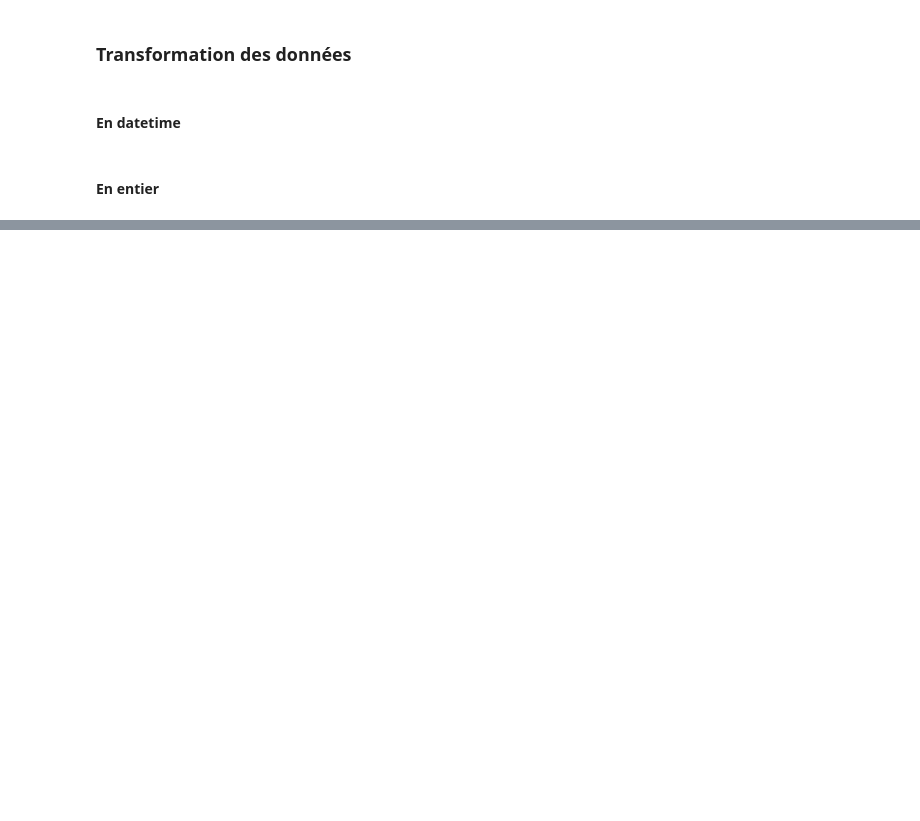
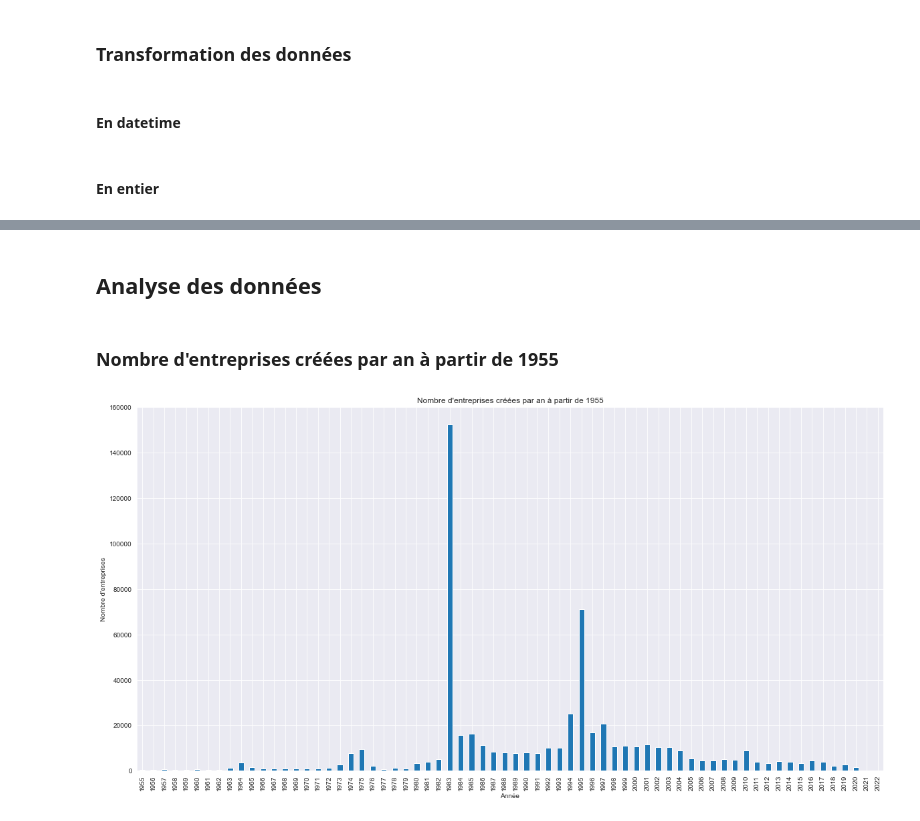
Before and after one commit to JonathanLouamba/Projet_GGVie, a Jupyter notebook: Detection_Etablissement_GGVIE.ipynb, the cells around one changed output, grey strips where cells are left out. Drawn from its saved outputs; the diff is of its cells as text; code cells hidden in the pictures; blank space fills up the shorter version.

```diff
--- a/Detection_Etablissement_GGVIE.ipynb
+++ b/Detection_Etablissement_GGVIE.ipynb
@@ -313,17 +164,0 @@ ValueError: invalid literal for int() with base 10: '2A041'
-# %%
-# Ici on transforme juste en int
-
-df['siren'] = df['siren'].astype(int)
-df['nic'] = df['nic'].astype(int)
-df['siret'] = df['siret'].astype(int)
-df['codeCommuneEtablissement'] = df['codeCommuneEtablissement'].astype(int)
-df['trancheEffectifsEtablissement'] = df['trancheEffectifsEtablissement'].astype(int)
-#df['statutDiffusionEtablissement'] = df['statutDiffusionEtablissement'].astype(int)
-df['etablissementSiege'] = df['etablissementSiege'].astype(int)
-df['changementEtatAdministratifEtablissement'] = df['changementEtatAdministratifEtablissement'].astype(int)
-df['changementEnseigneEtablissement'] = df['changementEnseigneEtablissement'].astype(int)
-df['changementDenominationUsuelleEtablissement'] = df['changementDenominationUsuelleEtablissement'].astype(int)
-df['changementActivitePrincipaleEtablissement'] = df['changementActivitePrincipaleEtablissement'].astype(int)
-df['etatAdministratifEtablissement'] = df['etatAdministratifEtablissement'].astype(int)
-df['changementCaractereEmployeurEtablissement'] = df['changementCaractereEmployeurEtablissement'].astype(int)
-#df['trancheEffectifsEtablissement'] = df['trancheEffectifsEtablissement'].astype(int)
@@ -332,3 +164,0 @@ ValueError: cannot convert float NaN to integer
-# %%
-# TO DO : Faut remplacer les lettres par des chiffres
-df["activitePrincipaleEtablissement"] = df["activitePrincipaleEtablissement"].apply(lambda x: x.replace(alphabet))
@@ -386,0 +185,16 @@ df.head(100)
+# %% [markdown]
+## Analyse des données
+# %%
+df = df.sort_values(by=['dateCreationEtablissement'])
+# %%
+df = df[df['dateCreationEtablissement'].dt.year >= 1955]
+# %% [markdown]
+### Nombre d'entreprises créées par an à partir de 1955
+# %%
+df['dateCreationEtablissement'].dt.year.value_counts().sort_index().plot(kind='bar', figsize=(20,10))
+plt.title('Nombre d\'entreprises créées par an à partir de 1955')
+plt.xlabel('Année')
+plt.ylabel('Nombre d\'entreprises')
+plt.show()
+# %% [output]
+[figure, added]
```
Also changed, not shown: parts of 38 cells of this notebook, 1 other file.
